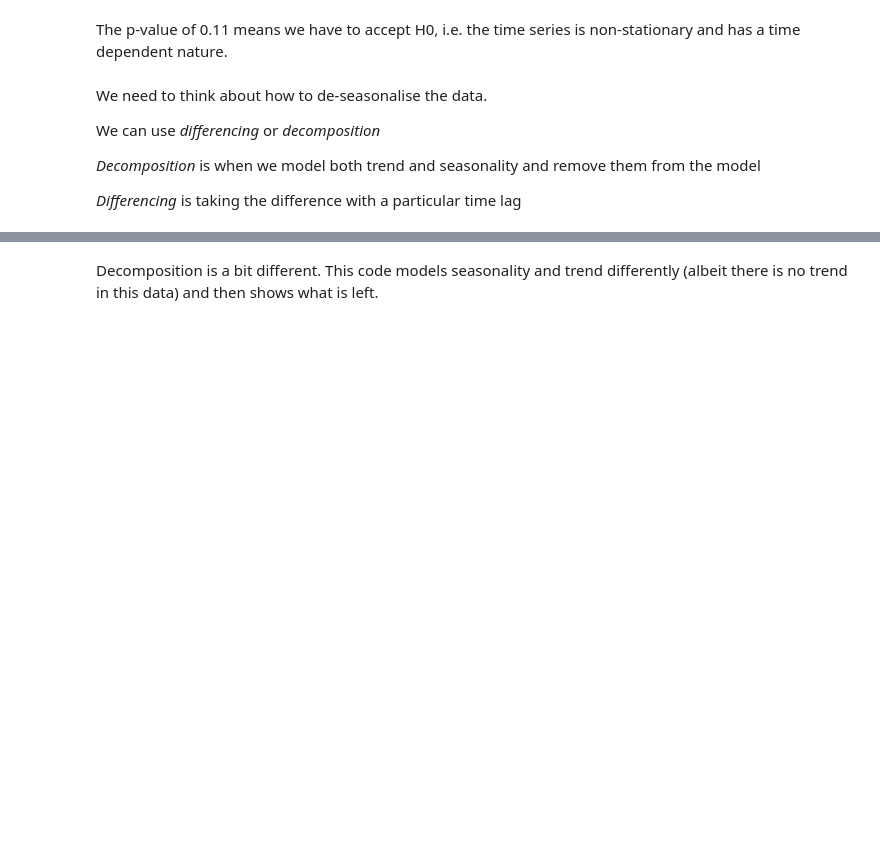
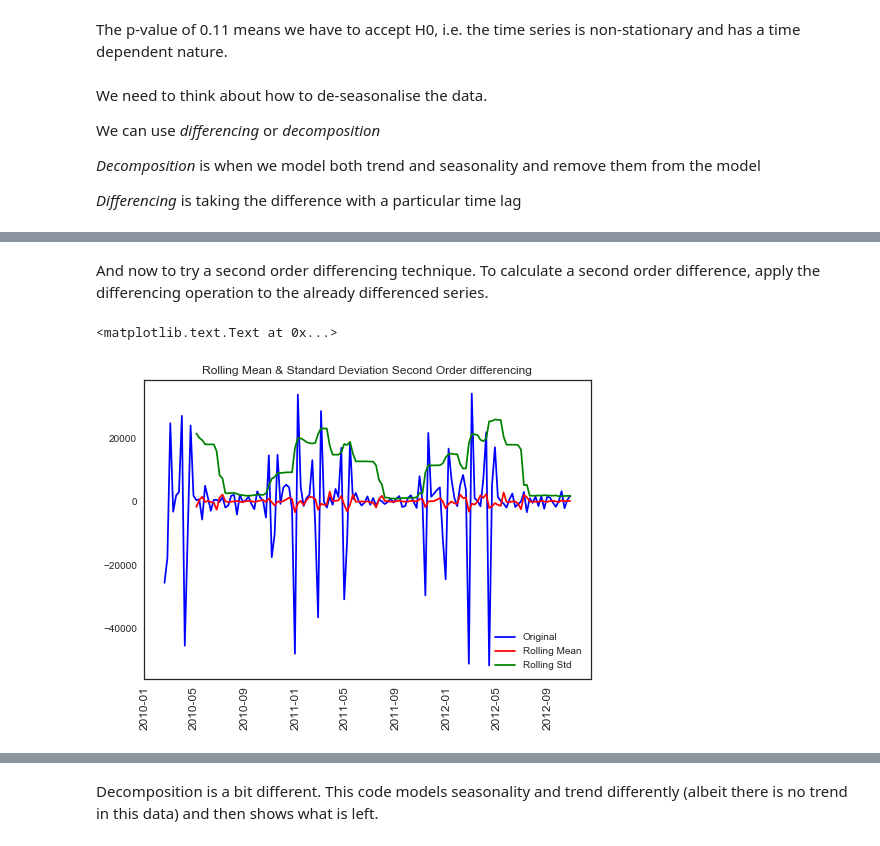
Before and after one commit to jendmurphy/Data-and-Environment---assessment, a Jupyter notebook: Data and their environment - Retail Sales Forecasting.ipynb, the cells around one changed output, grey strips where cells are left out. Cells and saved outputs as stored; diff of their text form; code cells hidden in the pictures; blank space fills up the shorter version.

```diff
--- a/Data and their environment - Retail Sales Forecasting.ipynb
+++ b/Data and their environment - Retail Sales Forecasting.ipynb
@@ -416,0 +450,16 @@ LinAlgError: SVD did not converge
+# %%
+print('Results of the Dickey-Fuller Test')
+
+#  Calculate the dicky fuller statistics
+from statsmodels.tsa.stattools import adfuller  #  additional functionality
+
+# Set up the values as a series, calculate the statistics
+tsdiff.dropna(inplace=True)
+y = tsdiff['Weekly_Sales'].values
+result = adfuller(y)
+
+print('ADF Statistic: %f' % result[0])
+print('p-value: %f' % result[1])
+print('Critical Values:')
+for key, value in result[4].items():
+    print('\t%s: %.3f' % (key, value))
@@ -416,0 +474,20 @@ LinAlgError: SVD did not converge
+# %% [markdown]
+And now to try a second order differencing technique.  To calculate a second order difference, apply the differencing operation to the already differenced series.
+# %%
+# Try a SECOND ORDER differencing technique - pandas series.diff() function
+tsdiff2 = tsdiff.diff()
+
+#  Determing rolling statistics
+rolmean = tsdiff2.rolling(window=12,center=False).mean()
+rolstd = tsdiff2.rolling(window=12,center=False).std()
+
+#  Plot rolling statistics:
+orig = plt.plot(tsdiff2, color='blue',label='Original')
+mean = plt.plot(rolmean, color='red', label='Rolling Mean')
+std = plt.plot(rolstd, color='green', label = 'Rolling Std')
+plt.legend(loc='best')
+plt.xticks(rotation = 90, fontsize = 12)
+plt.title('Rolling Mean & Standard Deviation Second Order differencing')
+# %% [output]
+<matplotlib.text.Text at 0x...>
+[figure, added]
```
Also changed, not shown: parts of 18 cells of this notebook, 2 other files.
